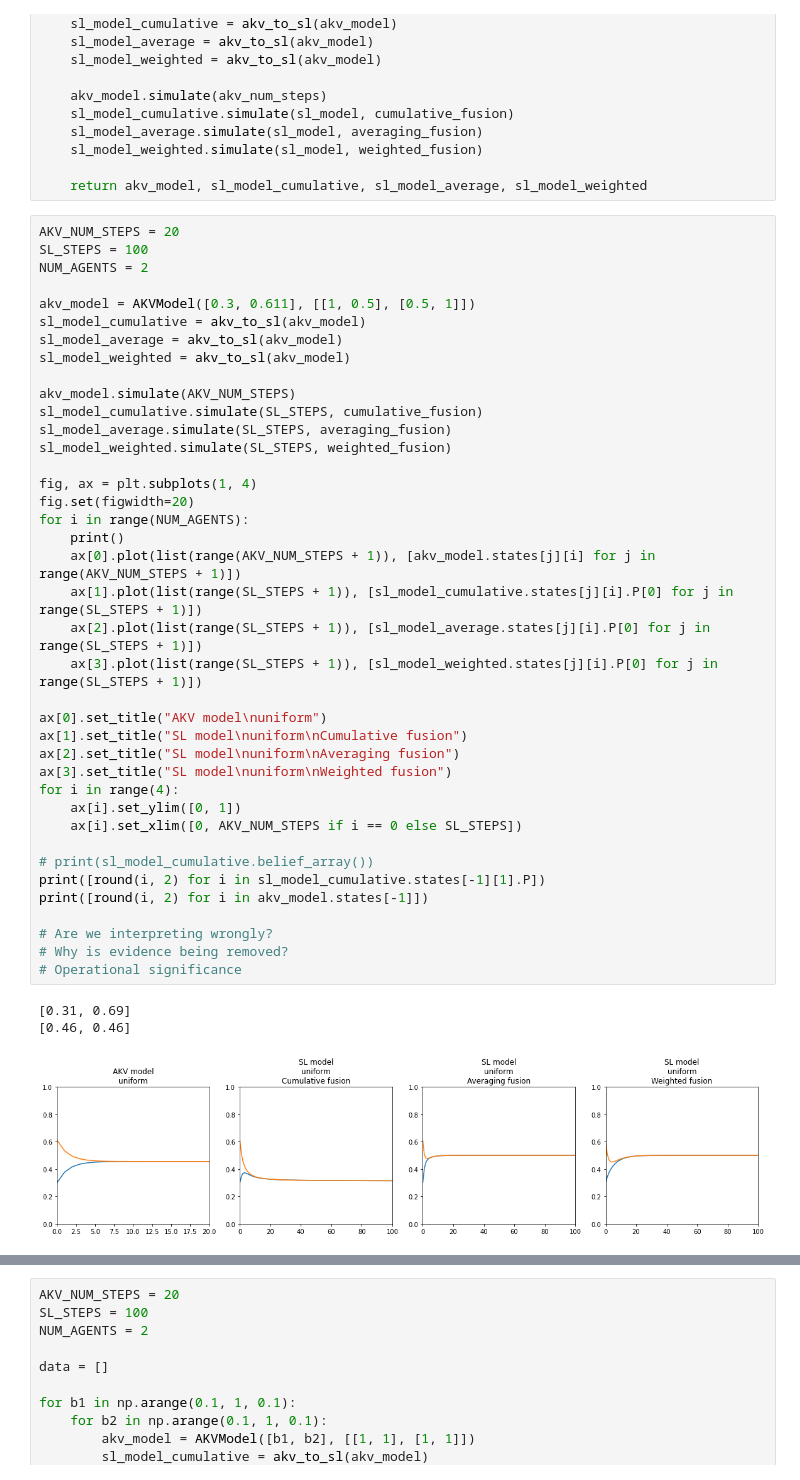
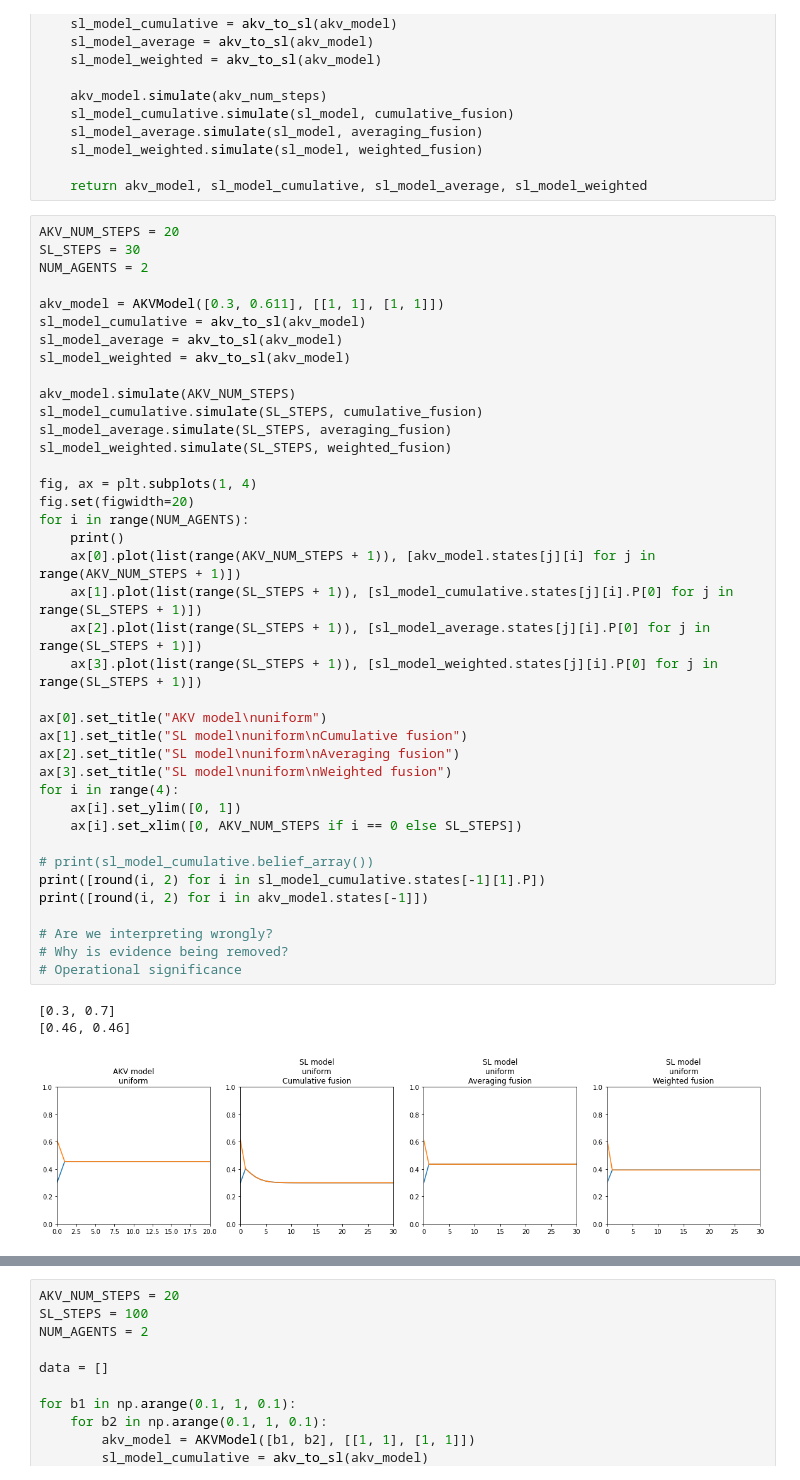
Before and after one commit to josecoliveira/subjective-logic, a Jupyter notebook: two-agents.ipynb, the cells around one changed output, grey strips where cells are left out. Saved outputs shown, nothing was run; the diff lists cells and outputs as text.

```diff
--- a/two-agents.ipynb
+++ b/two-agents.ipynb
@@ -34,10 +34,10 @@ def simulate(initial_configuration: BeliefArray, influence_graph: InfluenceGraph
     return akv_model, sl_model_cumulative, sl_model_average, sl_model_weighted
 # %%
 AKV_NUM_STEPS = 20
-SL_STEPS = 100
+SL_STEPS = 30
 NUM_AGENTS = 2
 
-akv_model = AKVModel([0.3, 0.611], [[1, 0.5], [0.5, 1]])
+akv_model = AKVModel([0.3, 0.611], [[1, 1], [1, 1]])
 sl_model_cumulative = akv_to_sl(akv_model)
 sl_model_average = akv_to_sl(akv_model)
 sl_model_weighted = akv_to_sl(akv_model)
@@ -46,32 +46,32 @@ akv_model.simulate(AKV_NUM_STEPS)
 sl_model_cumulative.simulate(SL_STEPS, cumulative_fusion)
 sl_model_average.simulate(SL_STEPS, averaging_fusion)
 sl_model_weighted.simulate(SL_STEPS, weighted_fusion)
 
 fig, ax = plt.subplots(1, 4)
 fig.set(figwidth=20)
 for i in range(NUM_AGENTS):
     print()
     ax[0].plot(list(range(AKV_NUM_STEPS + 1)), [akv_model.states[j][i] for j in range(AKV_NUM_STEPS + 1)])
     ax[1].plot(list(range(SL_STEPS + 1)), [sl_model_cumulative.states[j][i].P[0] for j in range(SL_STEPS + 1)])
     ax[2].plot(list(range(SL_STEPS + 1)), [sl_model_average.states[j][i].P[0] for j in range(SL_STEPS + 1)])
     ax[3].plot(list(range(SL_STEPS + 1)), [sl_model_weighted.states[j][i].P[0] for j in range(SL_STEPS + 1)])
 
 ax[0].set_title("AKV model\nuniform")
 ax[1].set_title("SL model\nuniform\nCumulative fusion")
 ax[2].set_title("SL model\nuniform\nAveraging fusion")
 ax[3].set_title("SL model\nuniform\nWeighted fusion")
 for i in range(4):
     ax[i].set_ylim([0, 1])
     ax[i].set_xlim([0, AKV_NUM_STEPS if i == 0 else SL_STEPS])
 
 # print(sl_model_cumulative.belief_array())
 print([round(i, 2) for i in sl_model_cumulative.states[-1][1].P])
 print([round(i, 2) for i in akv_model.states[-1]])
 
 # Are we interpreting wrongly?
 # Why is evidence being removed?
 # Operational significance
 # %% [output]
-[0.31, 0.69]
+[0.3, 0.7]
 [0.46, 0.46]
-[figure, old version]
+[figure, new version]
```
Also changed, not shown: parts of 3 cells of this notebook, 4 other files.
